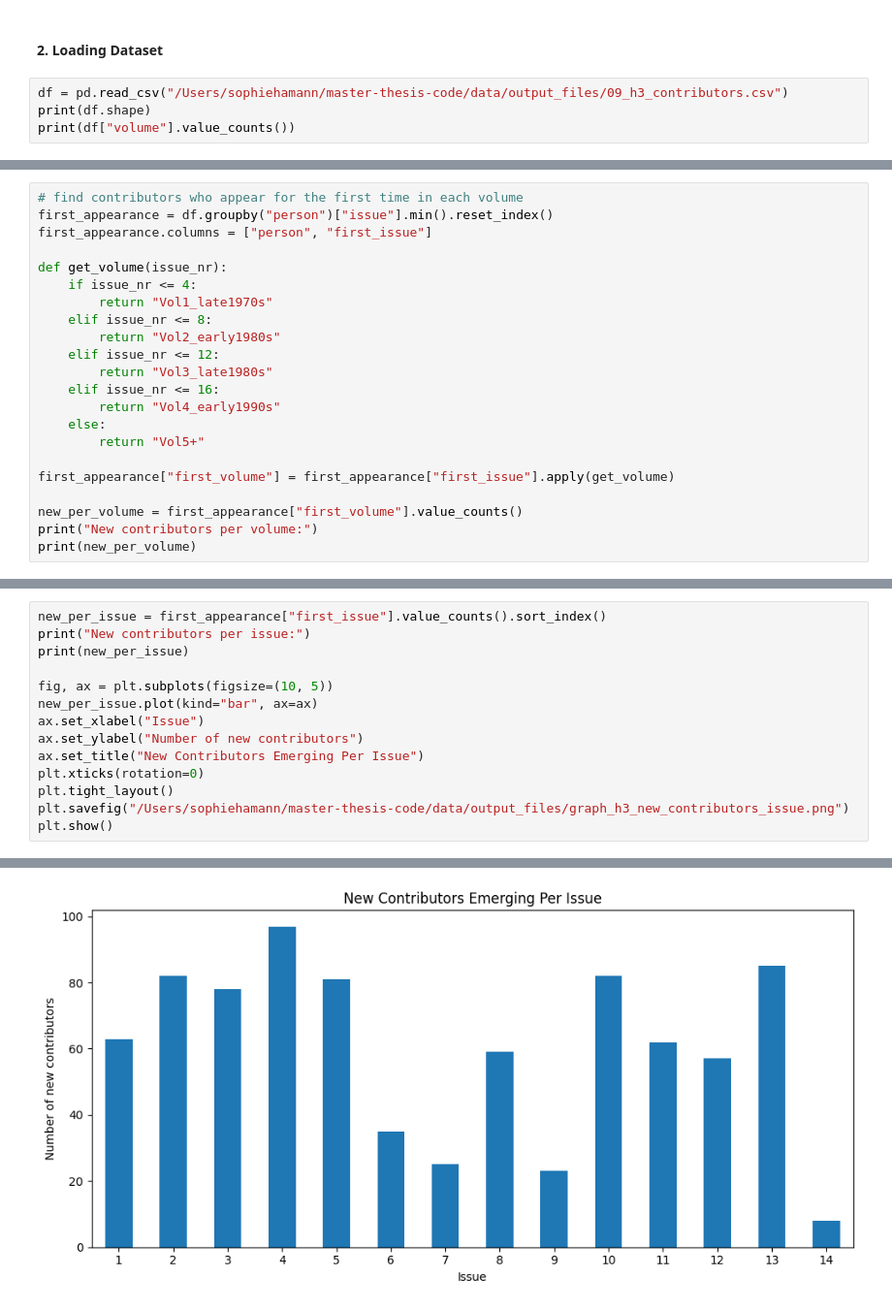
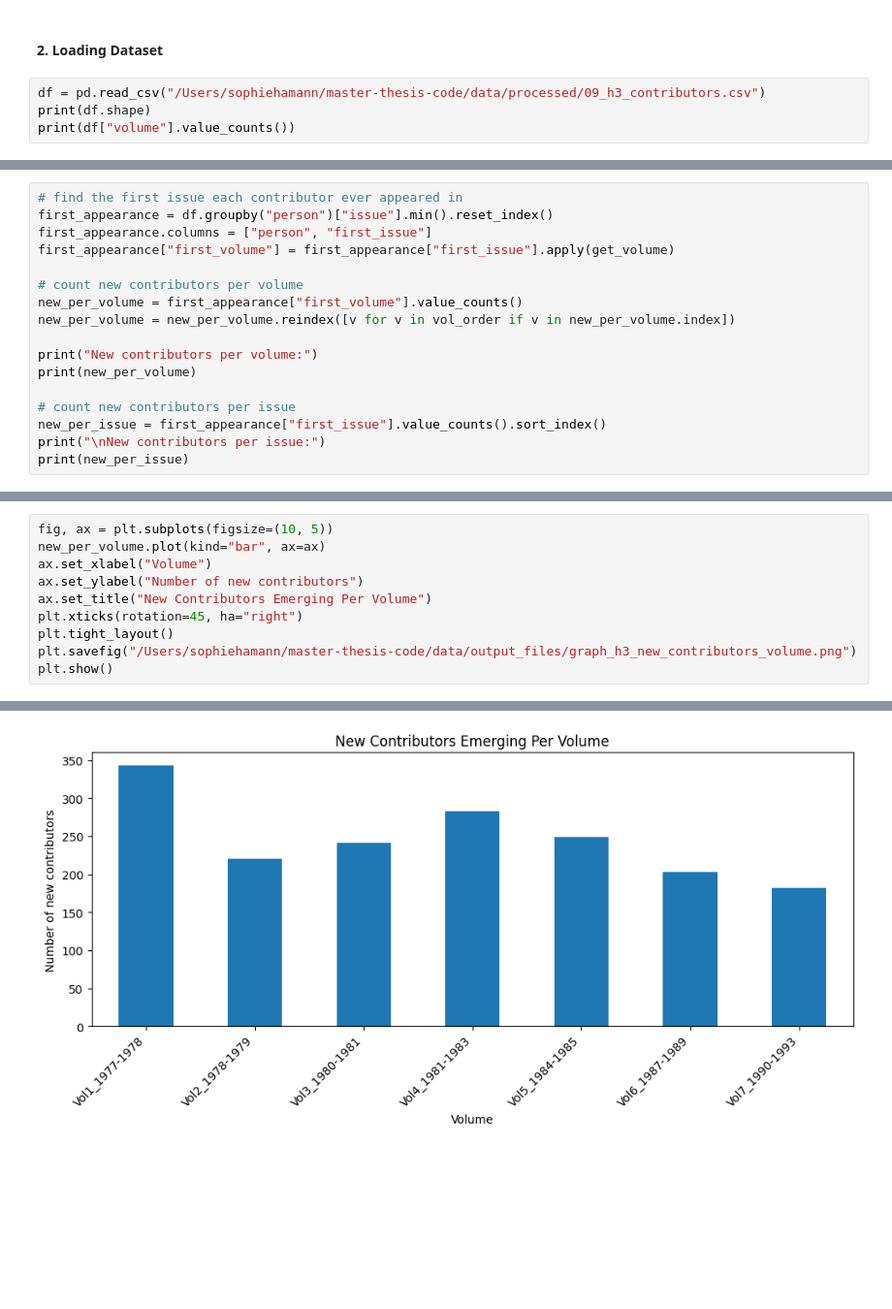
Before and after one commit to Soph-stara/master-thesis-code, a Jupyter notebook: notebooks/h3_analysis/10_analysis_h3.ipynb, the cells around one changed output, grey strips where cells are left out. Shown at 97% size. Drawn from its saved outputs; the diff is of its cells as text; blank space fills up the shorter version.

```diff
--- a/notebooks/h3_analysis/10_analysis_h3.ipynb
+++ b/notebooks/h3_analysis/10_analysis_h3.ipynb
@@ -20,7 +18,7 @@ import re
 # %% [markdown]
 #### 2. Loading Dataset
 # %%
-df = pd.read_csv("/Users/sophiehamann/master-thesis-code/data/output_files/09_h3_contributors.csv")
+df = pd.read_csv("/Users/sophiehamann/master-thesis-code/data/processed/09_h3_contributors.csv")
 print(df.shape)
 print(df["volume"].value_counts())
 # %% [output]
@@ -161,25 +161,20 @@ plt.show()
 # %%
-# find contributors who appear for the first time in each volume
+# find the first issue each contributor ever appeared in
 first_appearance = df.groupby("person")["issue"].min().reset_index()
 first_appearance.columns = ["person", "first_issue"]
-
-def get_volume(issue_nr):
-    if issue_nr <= 4:
-        return "Vol1_late1970s"
-    elif issue_nr <= 8:
-        return "Vol2_early1980s"
-    elif issue_nr <= 12:
-        return "Vol3_late1980s"
-    elif issue_nr <= 16:
-        return "Vol4_early1990s"
-    else:
-        return "Vol5+"
-
 first_appearance["first_volume"] = first_appearance["first_issue"].apply(get_volume)
 
+# count new contributors per volume
 new_per_volume = first_appearance["first_volume"].value_counts()
+new_per_volume = new_per_volume.reindex([v for v in vol_order if v in new_per_volume.index])
+
 print("New contributors per volume:")
 print(new_per_volume)
+
+# count new contributors per issue
+new_per_issue = first_appearance["first_issue"].value_counts().sort_index()
+print("\nNew contributors per issue:")
+print(new_per_issue)
 # %% [output]
 New contributors per volume:
 first_volume
@@ -193,15 +198,11 @@ Name: count, dtype: int64
 # %%
-new_per_issue = first_appearance["first_issue"].value_counts().sort_index()
-print("New contributors per issue:")
-print(new_per_issue)
-
 fig, ax = plt.subplots(figsize=(10, 5))
-new_per_issue.plot(kind="bar", ax=ax)
-ax.set_xlabel("Issue")
+new_per_volume.plot(kind="bar", ax=ax)
+ax.set_xlabel("Volume")
 ax.set_ylabel("Number of new contributors")
-ax.set_title("New Contributors Emerging Per Issue")
-plt.xticks(rotation=0)
+ax.set_title("New Contributors Emerging Per Volume")
+plt.xticks(rotation=45, ha="right")
 plt.tight_layout()
-plt.savefig("/Users/sophiehamann/master-thesis-code/data/output_files/graph_h3_new_contributors_issue.png")
+plt.savefig("/Users/sophiehamann/master-thesis-code/data/output_files/graph_h3_new_contributors_volume.png")
 plt.show()
 # %% [output]
@@ -225,2 +209,2 @@ Name: count, dtype: int64
-[figure, old version]
+[figure, new version]
 # %% [markdown]
```
Also changed, not shown: parts of 36 cells of this notebook, 15 other files.
